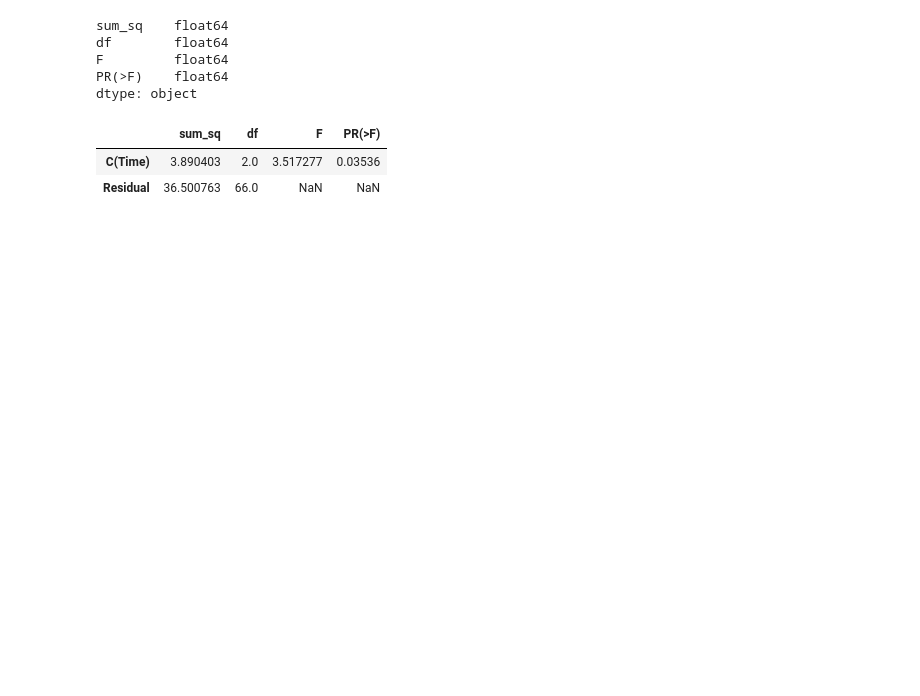
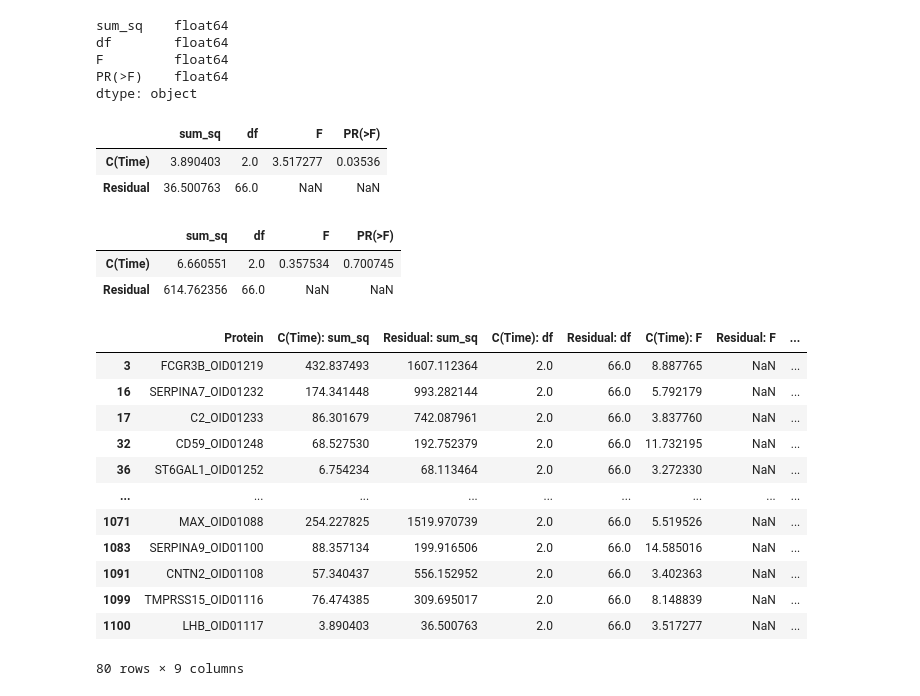
Before and after one commit to chrisbock76/Final_Project, a Jupyter notebook: NewANOVAxProtein.ipynb, the cells around one changed output. Drawn from its saved outputs; the diff is of its cells as text; code cells hidden in the pictures; blank space fills up the shorter version.

```diff
--- a/NewANOVAxProtein.ipynb
+++ b/NewANOVAxProtein.ipynb
@@ -165,14 +165,24 @@ df        float64
 F         float64
 PR(>F)    float64
 dtype: object
-# %%
-anova_protein = {"Protein":[], "ANOVA":[]}
-for protein in protein_list:
-    data = Responder_melt.loc[Responder_melt["Protein"] == protein]
-    model = ols('NPX ~ C(Time)', data=data).fit()
-    anova_table = sm.stats.anova_lm(model, typ=2)
-    anova_protein["Protein"].append(protein)
-    anova_protein["ANOVA"].append(anova_table)
+# %%
+anova_protein = {"Protein":[], "C(Time): sum_sq":[],
+"Residual: sum_sq": [], "C(Time): df":[], "Residual: df":[],
+"C(Time): F":[], "Residual: F":[],
+"C(Time): PR(>F)":[], "Residual: PR(>F)":[]}
+for protein in protein_list:
+    data = Responder_melt.loc[Responder_melt["Protein"] == protein]
+    model = ols('NPX ~ C(Time)', data=data).fit()
+    anova_table = sm.stats.anova_lm(model, typ=2)
+    anova_protein["Protein"].append(protein)
+    anova_protein["C(Time): sum_sq"].append(anova_table['sum_sq'][0])
+    anova_protein["Residual: sum_sq"].append(anova_table['sum_sq'][1])
+    anova_protein["C(Time): df"].append(anova_table['df'][0])
+    anova_protein["Residual: df"].append(anova_table['df'][1])
+    anova_protein["C(Time): F"].append(anova_table['F'][0])
+    anova_protein["Residual: F"].append(anova_table['F'][1])
+    anova_protein["C(Time): PR(>F)"].append(anova_table['PR(>F)'][0])
+    anova_protein["Residual: PR(>F)"].append(anova_table['PR(>F)'][1])
 # %%
 anova_protein["ANOVA"][1100]
 # %% [output]
@@ -187,3 +197,30 @@ df_NR = df_NR.set_index("SampleID")
 # create Site dataframe and set the index to the SampleID column
 df_Site = df.loc[df["Time"] == "Baseline"]
 df_Site = df_Site.set_index("SampleID")
+# %%
+anova_df = pd.DataFrame(anova_protein)
+# %%
+data = Responder_melt.loc[Responder_melt["Protein"] == "NRP1_OID01217"]
+model = ols('NPX ~ C(Time)', data=data).fit()
+anova_table = sm.stats.anova_lm(model, typ=2)
+anova_table
+# %% [output]
+|  | sum_sq | df | F | PR(>F) |
+| C(Time) | 6.660551 | 2.0 | 0.357534 | 0.700745 |
+| Residual | 614.762356 | 66.0 | NaN | NaN |
+# %%
+anova_df.loc[anova_df["C(Time): PR(>F)"] < 0.05]
+# %% [output]
+|  | Protein | C(Time): sum_sq | Residual: sum_sq | C(Time): df | Residual: df | C(Time): F | Residual: F | ... |
+| 3 | FCGR3B_OID01219 | 432.837493 | 1607.112364 | 2.0 | 66.0 | 8.887765 | NaN | ... |
+| 16 | SERPINA7_OID01232 | 174.341448 | 993.282144 | 2.0 | 66.0 | 5.792179 | NaN | ... |
+| 17 | C2_OID01233 | 86.301679 | 742.087961 | 2.0 | 66.0 | 3.837760 | NaN | ... |
+| 32 | CD59_OID01248 | 68.527530 | 192.752379 | 2.0 | 66.0 | 11.732195 | NaN | ... |
+| 36 | ST6GAL1_OID01252 | 6.754234 | 68.113464 | 2.0 | 66.0 | 3.272330 | NaN | ... |
+| ... | ... | ... | ... | ... | ... | ... | ... | ... |
+| 1071 | MAX_OID01088 | 254.227825 | 1519.970739 | 2.0 | 66.0 | 5.519526 | NaN | ... |
+| 1083 | SERPINA9_OID01100 | 88.357134 | 199.916506 | 2.0 | 66.0 | 14.585016 | NaN | ... |
+| 1091 | CNTN2_OID01108 | 57.340437 | 556.152952 | 2.0 | 66.0 | 3.402363 | NaN | ... |
+| 1099 | TMPRSS15_OID01116 | 76.474385 | 309.695017 | 2.0 | 66.0 | 8.148839 | NaN | ... |
+| 1100 | LHB_OID01117 | 3.890403 | 36.500763 | 2.0 | 66.0 | 3.517277 | NaN | ... |
+80 rows × 9 columns
```
Also changed, not shown: parts of 3 cells of this notebook, 7 other files.
